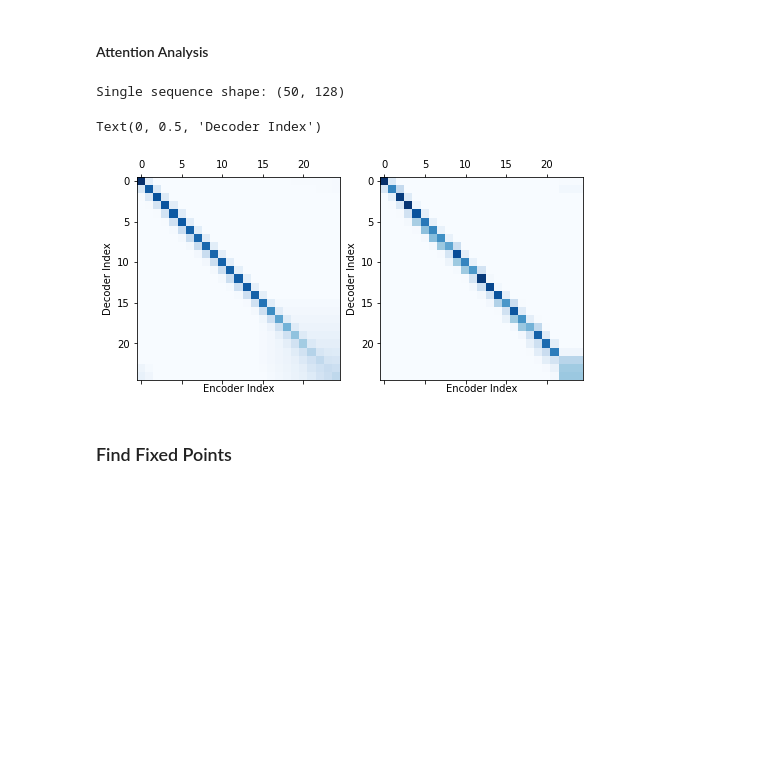
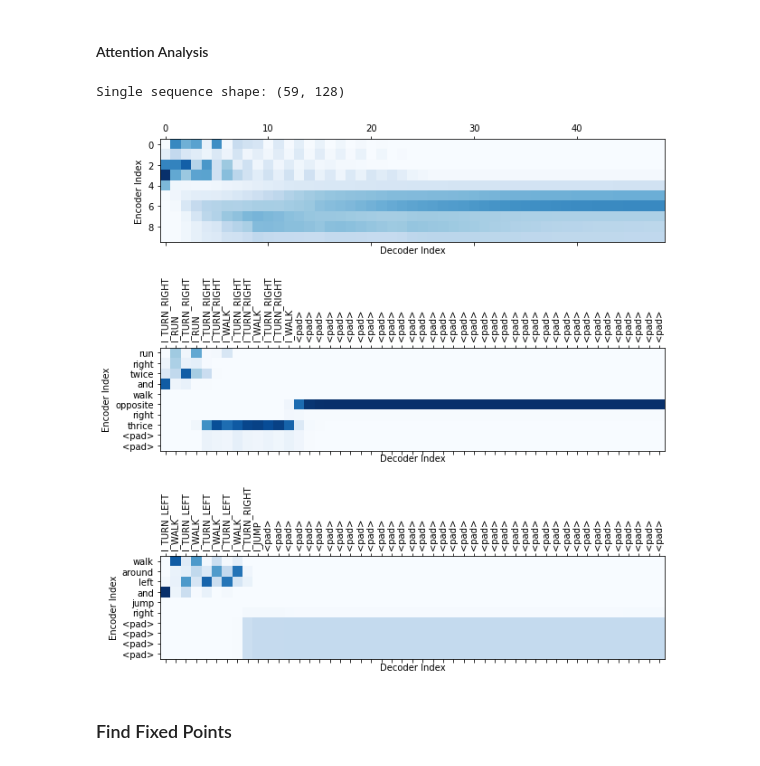
Before and after one commit to kaitken17/understand_nlp, a Jupyter notebook: sythetic_analysis_seq2seq.ipynb, the cells around one changed output. Drawn from its saved outputs; the diff is of its cells as text; code cells hidden in the pictures; blank space fills up the shorter version.

```diff
--- a/sythetic_analysis_seq2seq.ipynb
+++ b/sythetic_analysis_seq2seq.ipynb
@@ -265,8 +246,7 @@ text_data = read_and_split_file(path)
 # all_out_words = ['I_RUN', 'I_WALK', 'I_LOOK', 'I_JUMP', 'I_TURN_LEFT', 'I_TURN_RIGHT']
 
 input_words = ['run', 'walk', 'jump', 'left', 'right', 'twice', 'opposite', 'thrice', 'turn', 'around', 'and']
-output_words = ['I_RUN', 'I_WALK', 'I_LOOK', 'I_JUMP', 'I_TURN_LEFT', 'I_TURN_RIGHT']
-
+output_words = ['I_RUN', 'I_WALK', 'I_JUMP', 'I_TURN_LEFT', 'I_TURN_RIGHT']
 in_phrases = []
 out_phrases = []
 max_in = 0
@@ -286,7 +266,7 @@ for i in range(len(text_data)): # filters phrases based on words in input_words
     if len(input_phrase) > max_in: max_in = len(input_phrase)
     if len(output_phrase) > max_out: max_out = len(output_phrase)
 
-print(f'Kept {len(in_phrases)}/{len(text_data)} phrases. // Max in: {max_in} // Max out: {max_out}')
+print(f'Kept {len(in_phrases)}/{len(text_data)} phrases. // Max in: {max_in} // Max out: {max_out} (pre-pad)')
 
 # Pads phrases and converts them to tensors
 input_words.append('<pad>')
@@ -532,8 +512,8 @@ def build_rnn(rnn_specs):
 
     predictions = jnp.argmax(logits, axis=2).astype(jnp.int32)
     labels_max = jnp.argmax(labels, axis=2).astype(jnp.int32)
-
-    return labels_max == predictions
+    # Entire phrase must match
+    return np.all(labels_max == predictions, axis=1)
 
   # Build the RNN cell.
   cell = build_cell_rnn(num_units)
@@ -1165,7 +1127,7 @@ rnn_specs = {
 
 train_params = {
   'max_grad_norm': 10.0,      # max gradient norm before clipping, clip to this value.
-  'l2reg': 5e-4,           # amount of L2 regularization on the weights
+  'l2reg': 1e-5,           # amount of L2 regularization on the weights
 
   'init_lr': 0.1,                     # initial learning rate
   'decay_factor': 0.9997,             # decay the learning rate this much
@@ -1718,0 +1670,3 @@ Example phrase length: 17
+# %%
+for i in range(12):
+  print(f'Example phrase {i}:', tensorToPhrase(hs_data['inputs'][i], toy_params['in_words']))
@@ -1861,29 +1831,41 @@ Text(0, 0.5, 'RO vec space2')
 #### Attention Analysis
 # %%
 from scipy.special import softmax
-fig, (ax1, ax2) = plt.subplots(1, 2, figsize=(8,4))
+fig, (ax1, ax2, ax3) = plt.subplots(3, 1, figsize=(10,12))
 min_val, max_val = 0, 1
 
-print('Single sequence shape:', hs[0].shape)
-p_len = toy_params['phrase_length']
-attn_matrix = np.zeros((len(hs), p_len, p_len))
-for h_idx in range(len(hs)):
-  enc_seq = hs[h_idx][:p_len]
-  for seq_idx in range(p_len):
-    attn_matrix[h_idx, seq_idx] = softmax(np.dot(enc_seq, hs[h_idx][p_len+seq_idx]))
+print('Single sequence shape:', hs['all'][0].shape)
+enc_len = hs_data['inputs'][0].shape[0]
+dec_len = toy_params['phrase_length']
+attn_matrix = np.zeros((len(hs['all']), enc_len, dec_len))
+for h_idx in range(len(hs['all'])):
+  enc_seq = hs['all'][h_idx][:enc_len]
+  for seq_idx in range(dec_len):
+    attn_matrix[h_idx, :, seq_idx] = softmax(np.dot(enc_seq, hs['all'][h_idx][enc_len + seq_idx]))
 
 mean_attn_matrix = np.mean(attn_matrix, axis=0)
 ax1.matshow(mean_attn_matrix, cmap=plt.cm.Blues)
-ax2.matshow(attn_matrix[0], cmap=plt.cm.Blues)
 
-ax1.set_xlabel('Encoder Index')
-ax1.set_ylabel('Decoder Index')
-ax2.set_xlabel('Encoder Index')
-ax2.set_ylabel('Decoder Index')
+phrase_idxs = [0, 12]
+
+ax1.set_ylabel('Encoder Index')
+ax1.set_xlabel('Decoder Index')
+
+for ax, i in zip((ax2, ax3), phrase_idxs):
+  ax.matshow(attn_matrix[i], cmap=plt.cm.Blues)
+  enc_labels = tensorToPhrase(hs_data['inputs'][i], toy_params['in_words'])
+  dec_labels = tensorToPhrase(hs_data['labels'][i], toy_params['out_words'])
+
+  ax.set_ylabel('Encoder Index')
+  ax.set_xlabel('Decoder Index')
+
+  ax.set_xticks([j for j in range(dec_len)])
+  ax.set_yticks([j for j in range(enc_len)])
+  ax.set_yticklabels(enc_labels, rotation=0)
+  ax.set_xticklabels(dec_labels, rotation=90)
 # %% [output]
-Single sequence shape: (50, 128)
+Single sequence shape: (59, 128)
-Text(0, 0.5, 'Decoder Index')
-[figure, old version]
+[figure, new version]
 # %%
 soft_max_attn = jax.nn.softmax(att_params, axis=0)
 
```
Also changed, not shown: parts of 14 cells of this notebook.
